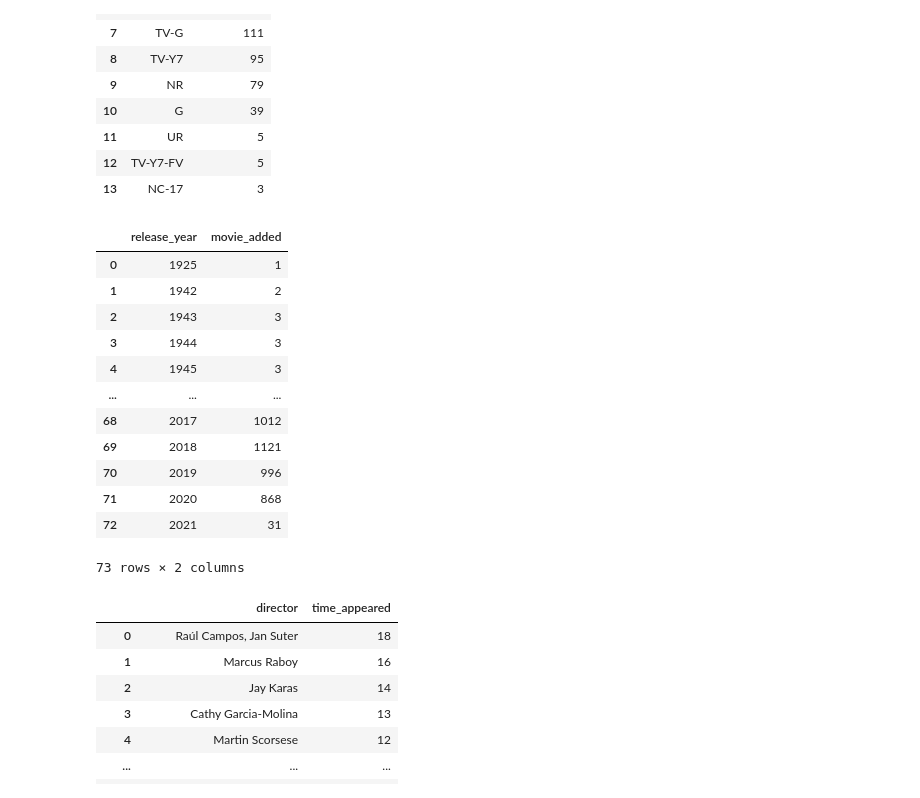
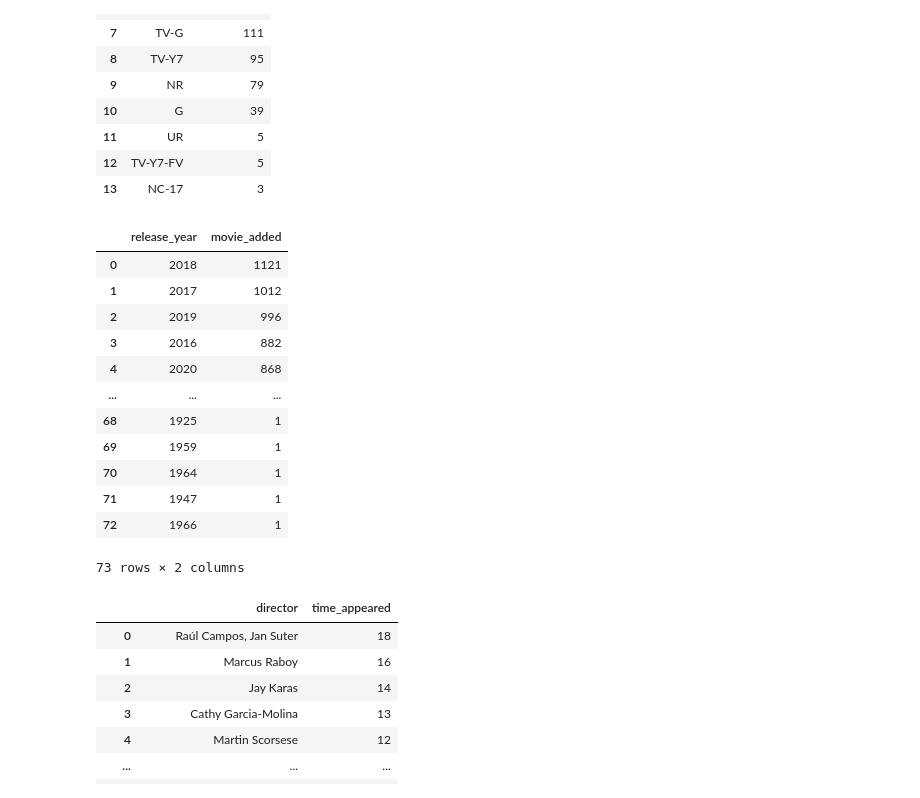
Before and after one commit to aditya248/Netflix-Exploratory-Data-Analysis, a Jupyter notebook: BA775_TeamProject_B2T8.ipynb, the cells around one changed output. Cells and saved outputs as stored; diff of their text form; code cells hidden in the pictures.

```diff
--- a/BA775_TeamProject_B2T8.ipynb
+++ b/BA775_TeamProject_B2T8.ipynb
@@ -74,21 +130,21 @@ ORDER BY 2 DESC
 # %%
 %%bigquery --project=ba775-team8-b2
 SELECT release_year, COUNT(release_year) AS movie_added FROM `ba775-team8-b2.Netflix.netflix_titles`
 GROUP BY release_year
-ORDER BY release_year
+ORDER BY movie_added DESC
 # %% [output]
 |  | release_year | movie_added |
-| 0 | 1925 | 1 |
-| 1 | 1942 | 2 |
-| 2 | 1943 | 3 |
-| 3 | 1944 | 3 |
-| 4 | 1945 | 3 |
+| 0 | 2018 | 1121 |
+| 1 | 2017 | 1012 |
+| 2 | 2019 | 996 |
+| 3 | 2016 | 882 |
+| 4 | 2020 | 868 |
 | ... | ... | ... |
-| 68 | 2017 | 1012 |
-| 69 | 2018 | 1121 |
-| 70 | 2019 | 996 |
-| 71 | 2020 | 868 |
-| 72 | 2021 | 31 |
+| 68 | 1925 | 1 |
+| 69 | 1959 | 1 |
+| 70 | 1964 | 1 |
+| 71 | 1947 | 1 |
+| 72 | 1966 | 1 |
 73 rows × 2 columns
 # %%
 ## Popular Directors in Netflix -Hanyu
```
Also changed, not shown: parts of 22 cells of this notebook.
